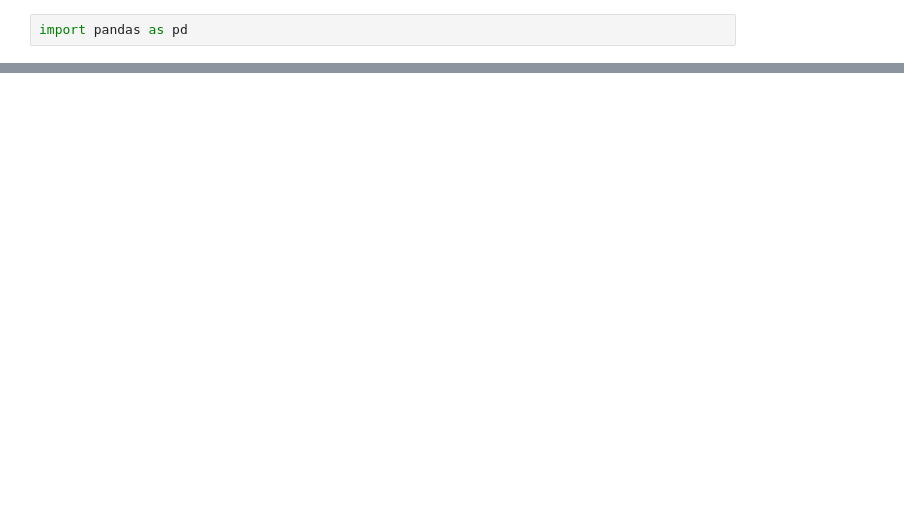
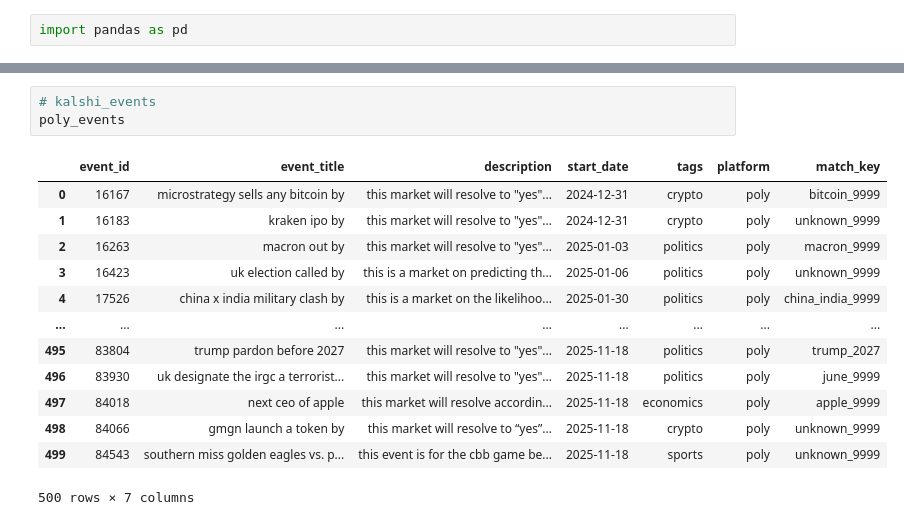
Before and after one commit to BlakeUribe/quasibets_testing, a Jupyter notebook: text_processor.ipynb, the cells around one changed output, grey strips where cells are left out. Saved outputs shown, nothing was run; the diff lists cells and outputs as text; blank space fills up the shorter version.

```diff
--- a/text_processor.ipynb
+++ b/text_processor.ipynb
@@ -43,0 +120,17 @@ kalshi_events
+# %%
+# kalshi_events
+poly_events
+# %% [output]
+|  | event_id | event_title | description | start_date | tags | platform | match_key |
+| 0 | 16167 | microstrategy sells any bitcoin by | this market will resolve to "yes"... | 2024-12-31 | crypto | poly | bitcoin_9999 |
+| 1 | 16183 | kraken ipo by | this market will resolve to "yes"... | 2024-12-31 | crypto | poly | unknown_9999 |
+| 2 | 16263 | macron out by | this market will resolve to "yes"... | 2025-01-03 | politics | poly | macron_9999 |
+| 3 | 16423 | uk election called by | this is a market on predicting th... | 2025-01-06 | politics | poly | unknown_9999 |
+| 4 | 17526 | china x india military clash by | this is a market on the likelihoo... | 2025-01-30 | politics | poly | china_india_9999 |
+| ... | ... | ... | ... | ... | ... | ... | ... |
+| 495 | 83804 | trump pardon before 2027 | this market will resolve to "yes"... | 2025-11-18 | politics | poly | trump_2027 |
+| 496 | 83930 | uk designate the irgc a terrorist... | this market will resolve to "yes"... | 2025-11-18 | politics | poly | june_9999 |
+| 497 | 84018 | next ceo of apple | this market will resolve accordin... | 2025-11-18 | economics | poly | apple_9999 |
+| 498 | 84066 | gmgn launch a token by | this market will resolve to “yes”... | 2025-11-18 | crypto | poly | unknown_9999 |
+| 499 | 84543 | southern miss golden eagles vs. p... | this event is for the cbb game be... | 2025-11-18 | sports | poly | unknown_9999 |
+500 rows × 7 columns
```
Also changed, not shown: parts of 11 cells of this notebook, 10 other files.
